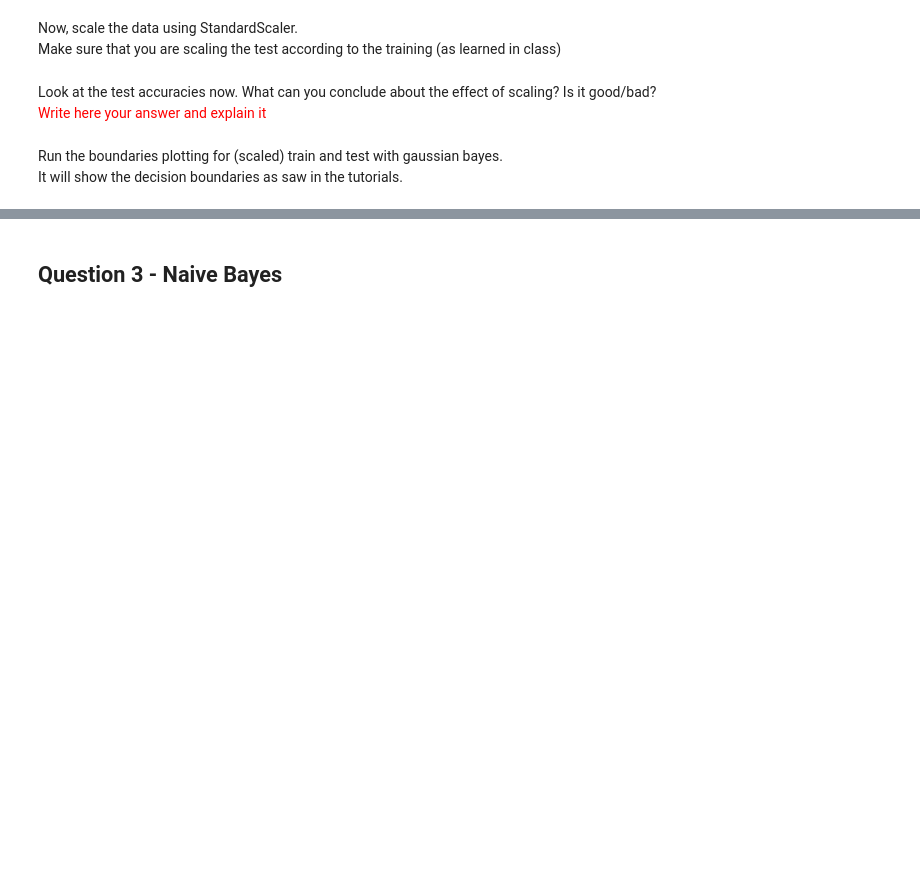
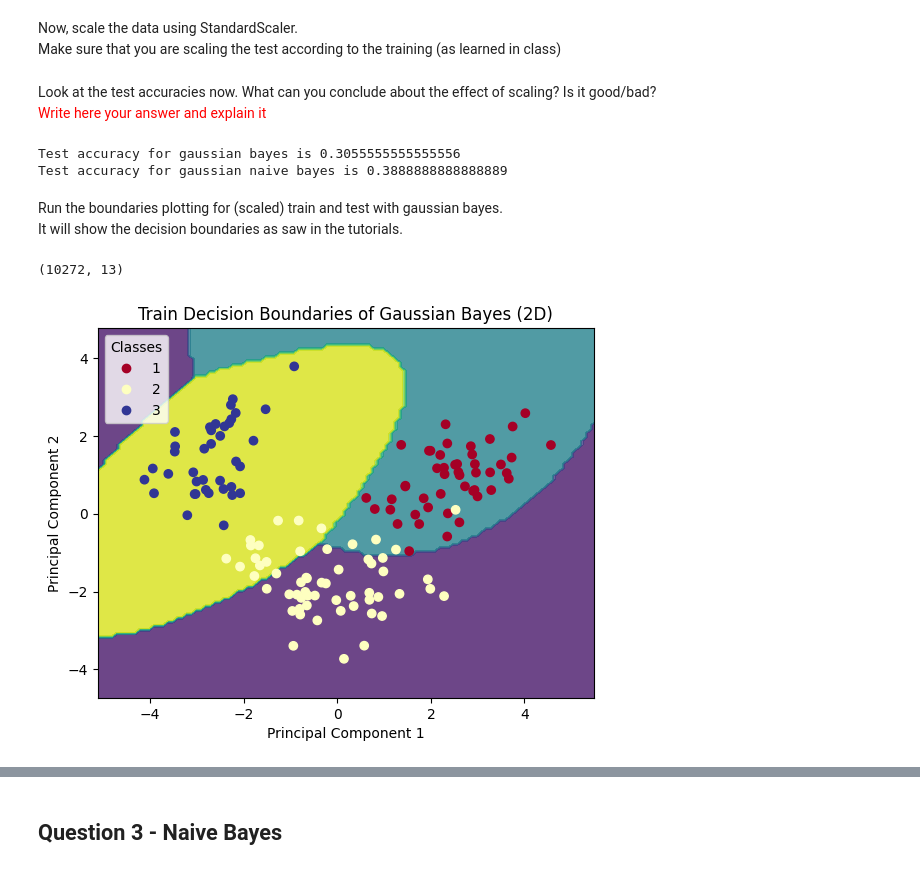
Before and after one commit to ordinary813/ordinaryLib, a Jupyter notebook: Machine learning/HW1.ipynb, the cells around one changed output, grey strips where cells are left out. Saved outputs shown, nothing was run; the diff lists cells and outputs as text; code cells hidden in the pictures; blank space fills up the shorter version.

Commit message:
Implemented StandardScaler, need to check if division by 0 happens somewhere in the Gaussian functions

```diff
--- a/Machine learning/HW1.ipynb
+++ b/Machine learning/HW1.ipynb
@@ -356,16 +349,25 @@ Make sure that you are scaling the test according to the training (as learned in
+# %%
+from sklearn.preprocessing import StandardScaler
+standard_scaler = StandardScaler()
+
+X_train_scaled = standard_scaler.fit_transform(X_train)
+X_test_scaled = standard_scaler.transform(X_test)
 # %% [markdown]
 Look at the test accuracies now. What can you conclude about the effect  of scaling? Is it good/bad? <br/>
 <font color='red'>Write here your answer and explain it</font>
 # %%
 res = []
-for idx, test_point in enumerate(x_test_scaled):
+for idx, test_point in enumerate(X_test_scaled):
   res.append(classify_point_gaussian_bayes(test_point) == y_test[idx])
 print(f'Test accuracy for gaussian bayes is {res.count(True)/len(res)}')
 
 res = []
-for idx, test_point in enumerate(x_test_scaled):
+for idx, test_point in enumerate(X_test_scaled):
   res.append(classify_point_gaussian_naive_bayes(test_point) == y_test[idx])
 print(f'Test accuracy for gaussian naive bayes is {res.count(True)/len(res)}')
+# %% [output]
+Test accuracy for gaussian bayes is 0.3055555555555556
+Test accuracy for gaussian naive bayes is 0.3888888888888889
 # %% [markdown]
 Run the boundaries plotting for (scaled) train and test with gaussian bayes.<br/>It will show the decision boundaries as saw in the tutorials.
 # %%
@@ -373,34 +375,37 @@ from sklearn.decomposition import PCA
 from tqdm import tqdm
 
 # Reduce the dimensionality of the data to 2 using PCA
 pca = PCA(n_components=2)
-X_reduced = pca.fit_transform(x_train_scaled)
+X_reduced = pca.fit_transform(X_train_scaled)
 
 # Create a grid of points for visualization in the reduced 2D space
 x_min, x_max = X_reduced[:, 0].min() - 1, X_reduced[:, 0].max() + 1
 y_min, y_max = X_reduced[:, 1].min() - 1, X_reduced[:, 1].max() + 1
 xx, yy = np.meshgrid(np.arange(x_min, x_max, 0.1), np.arange(y_min, y_max, 0.1))
 
 # Use the GNB model to predict class labels for the grid points in the original 13D space
 grid_points = pca.inverse_transform(np.c_[xx.ravel(), yy.ravel()])
 print(grid_points.shape)
 Z = np.zeros(len(grid_points))
 for idx, test_point in tqdm(enumerate(grid_points)):
   Z[idx] = classify_point_gaussian_bayes(test_point)
 Z = Z.reshape(xx.shape)
 
 # Plot the decision boundaries and the data points in the reduced 2D space
 plt.contourf(xx, yy, Z, alpha=0.8)
 scatter = plt.scatter(X_reduced[:, 0], X_reduced[:, 1], c=y_train, cmap=plt.cm.RdYlBu)
 plt.xlabel('Principal Component 1')
 plt.ylabel('Principal Component 2')
 
 # Add a legend
 handles, labels = scatter.legend_elements()
 plt.legend(handles, labels, title='Classes')
 
 plt.title('Train Decision Boundaries of Gaussian Bayes (2D)')
 plt.show()
+# %% [output]
+(10272, 13)
+[figure, added]
 # %%
 from sklearn.decomposition import PCA
 from tqdm import tqdm
```
Also changed, not shown: parts of 3 cells of this notebook.
